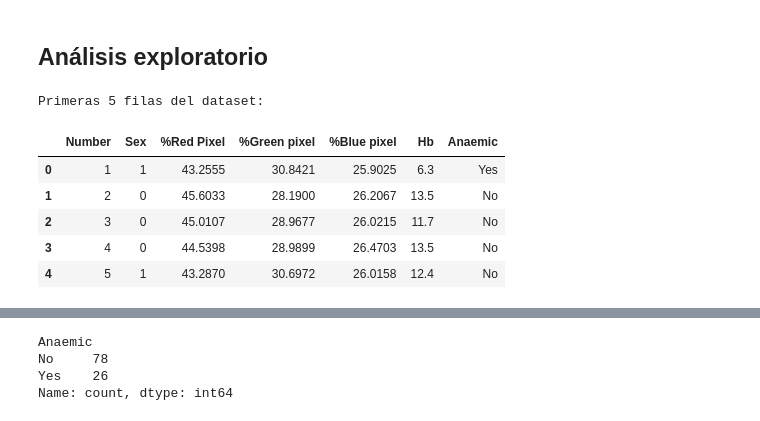
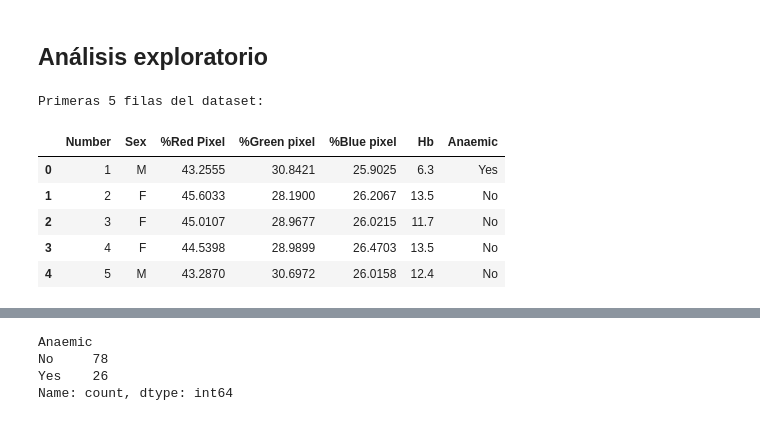
Before and after one commit to moraleseoscar/AnaemiaPredictionEDA, a Jupyter notebook: Anaemia.ipynb, the cells around one changed output, grey strips where cells are left out. Cells and saved outputs as stored; diff of their text form; code cells hidden in the pictures.

```diff
--- a/Anaemia.ipynb
+++ b/Anaemia.ipynb
@@ -39,19 +12,19 @@ df.to_csv('dataset/anaemia_preprocessed.csv', index=False)
 # %% [markdown]
 ## Análisis exploratorio
 # %%
-file_path = 'dataset/anaemia_preprocessed.csv'
+file_path = 'dataset/anaemia.csv'
 df = pd.read_csv(file_path)
 
 print("Primeras 5 filas del dataset:")
 display(df.head())
 # %% [output]
 Primeras 5 filas del dataset:
 |  | Number | Sex | %Red Pixel | %Green pixel | %Blue pixel | Hb | Anaemic |
-| 0 | 1 | 1 | 43.2555 | 30.8421 | 25.9025 | 6.3 | Yes |
-| 1 | 2 | 0 | 45.6033 | 28.1900 | 26.2067 | 13.5 | No |
-| 2 | 3 | 0 | 45.0107 | 28.9677 | 26.0215 | 11.7 | No |
-| 3 | 4 | 0 | 44.5398 | 28.9899 | 26.4703 | 13.5 | No |
-| 4 | 5 | 1 | 43.2870 | 30.6972 | 26.0158 | 12.4 | No |
+| 0 | 1 | M | 43.2555 | 30.8421 | 25.9025 | 6.3 | Yes |
+| 1 | 2 | F | 45.6033 | 28.1900 | 26.2067 | 13.5 | No |
+| 2 | 3 | F | 45.0107 | 28.9677 | 26.0215 | 11.7 | No |
+| 3 | 4 | F | 44.5398 | 28.9899 | 26.4703 | 13.5 | No |
+| 4 | 5 | M | 43.2870 | 30.6972 | 26.0158 | 12.4 | No |
 # %%
 print("\nInformación del dataset:")
 df.info()
```
Also changed, not shown: parts of 12 cells of this notebook.
